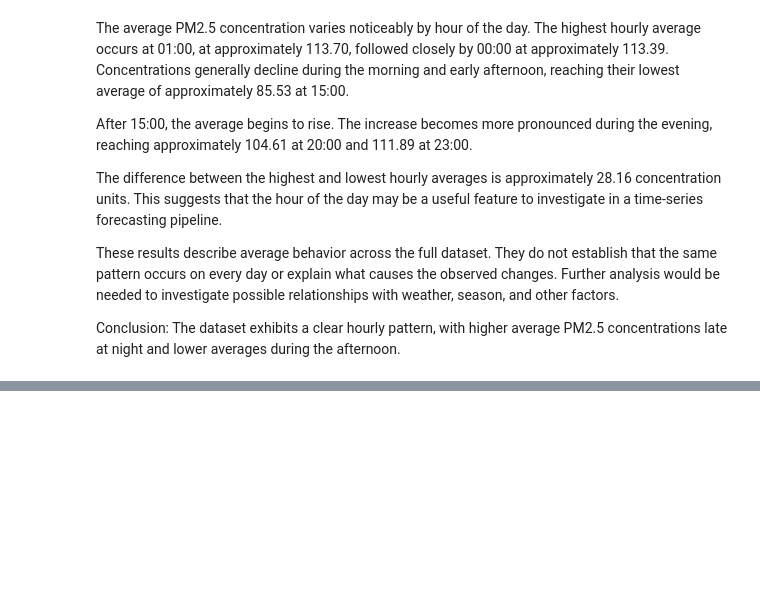
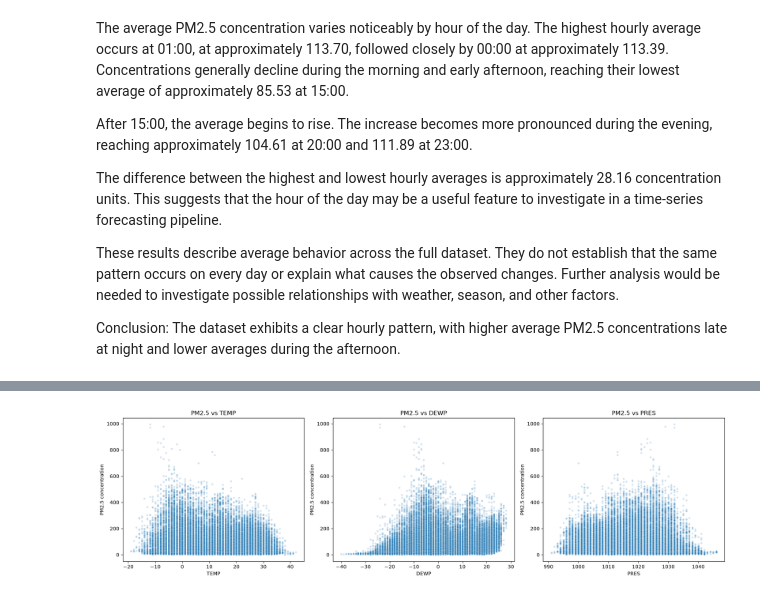
Before and after one commit to k-nizy/ML-pipeline-F1, a Jupyter notebook: notebooks/pm25_EDA.ipynb, the cells around one changed output, grey strips where cells are left out. Saved outputs shown, nothing was run; the diff lists cells and outputs as text; code cells hidden in the pictures; blank space fills up the shorter version.

```diff
--- a/notebooks/pm25_EDA.ipynb
+++ b/notebooks/pm25_EDA.ipynb
@@ -279,0 +324,25 @@ Conclusion: The dataset exhibits a clear hourly pattern, with higher average PM2
+# %%
+# Examine the relationships with scatter plots
+
+fig, axes = plt.subplots(1, 3, figsize=(18, 5))
+
+weather_variables = ["TEMP", "DEWP", "PRES"]
+
+for ax, variable in zip(axes, weather_variables):
+    sns.scatterplot(
+        data=df,
+        x=variable,
+        y="pm2.5",
+        alpha=0.2,
+        s=15,
+        ax=ax
+    )
+
+    ax.set_title(f"PM2.5 vs {variable}")
+    ax.set_xlabel(variable)
+    ax.set_ylabel("PM2.5 concentration")
+
+plt.tight_layout()
+plt.show()
+# %% [output]
+[figure, added]
```
Also changed, not shown: parts of 4 cells of this notebook.
